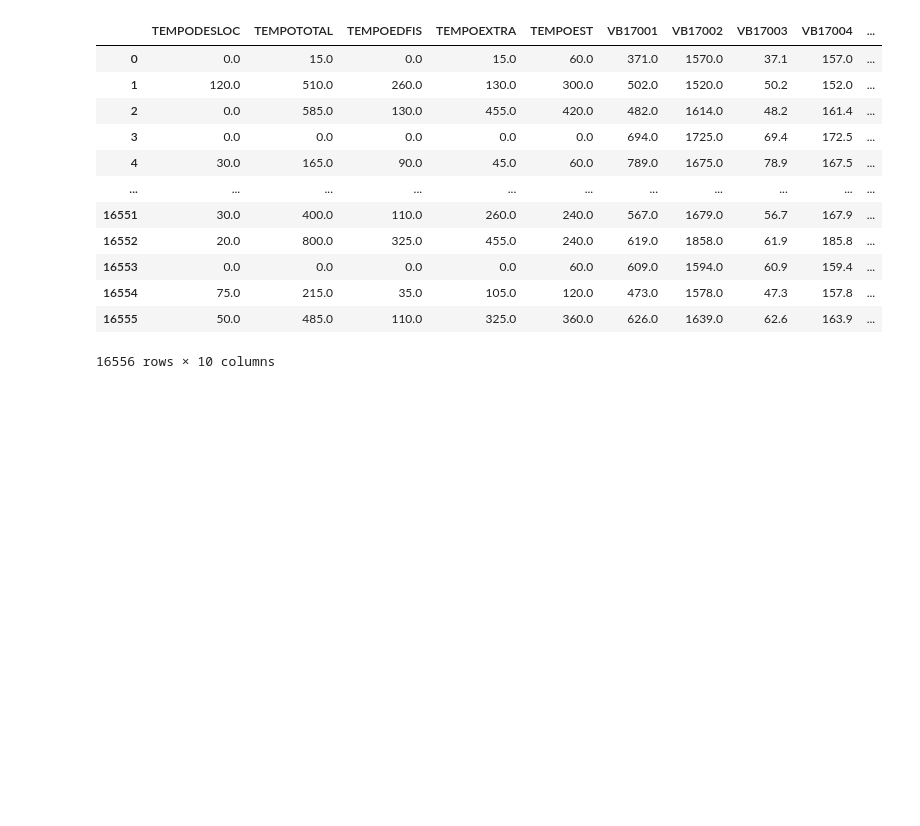
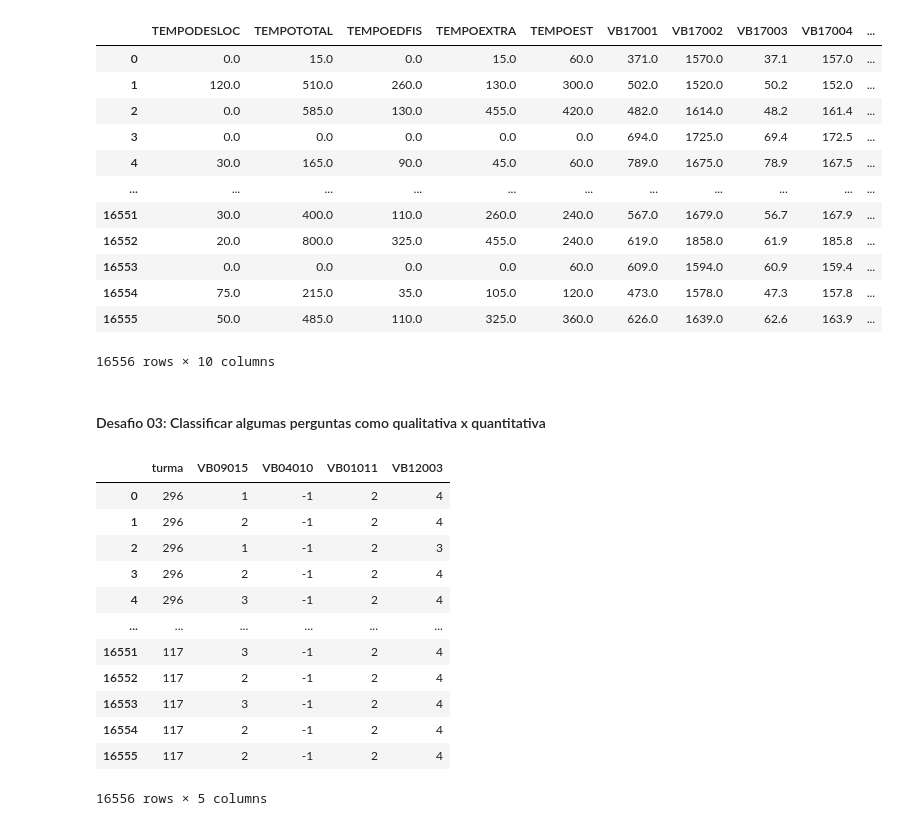
Before and after one commit to KPxto/bootcamp-alura, a Jupyter notebook: Bootcamp_Aulas.ipynb, the cells around one changed output. Saved outputs shown, nothing was run; the diff lists cells and outputs as text; code cells hidden in the pictures; blank space fills up the shorter version.

```diff
--- a/Bootcamp_Aulas.ipynb
+++ b/Bootcamp_Aulas.ipynb
@@ -1435,0 +1435,19 @@ dados.select_dtypes(include="float")
+# %% [markdown]
+#### Desafio 03: Classificar algumas perguntas como qualitativa x quantitativa
+# %%
+# vamos pegar 5 colunas aleatorias e classificá-las de acordo
+dados.sample(5, axis=1)
+# %% [output]
+|  | turma | VB09015 | VB04010 | VB01011 | VB12003 |
+| 0 | 296 | 1 | -1 | 2 | 4 |
+| 1 | 296 | 2 | -1 | 2 | 4 |
+| 2 | 296 | 1 | -1 | 2 | 3 |
+| 3 | 296 | 2 | -1 | 2 | 4 |
+| 4 | 296 | 3 | -1 | 2 | 4 |
+| ... | ... | ... | ... | ... | ... |
+| 16551 | 117 | 3 | -1 | 2 | 4 |
+| 16552 | 117 | 2 | -1 | 2 | 4 |
+| 16553 | 117 | 3 | -1 | 2 | 4 |
+| 16554 | 117 | 2 | -1 | 2 | 4 |
+| 16555 | 117 | 2 | -1 | 2 | 4 |
+16556 rows × 5 columns
```
Also changed, not shown: parts of 6 cells of this notebook.
